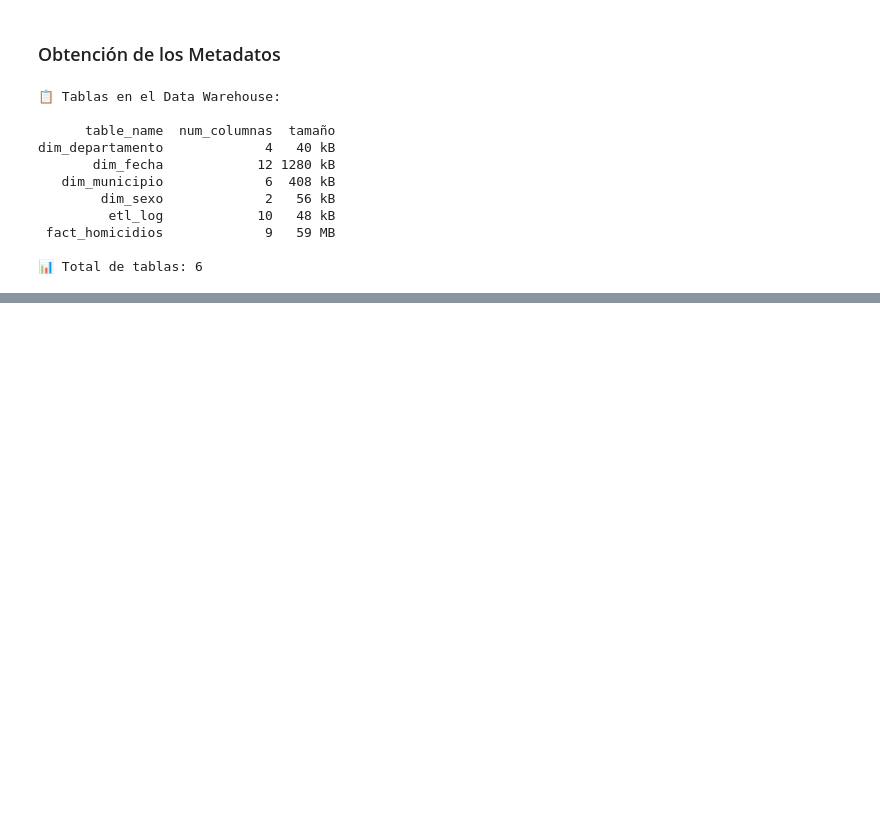
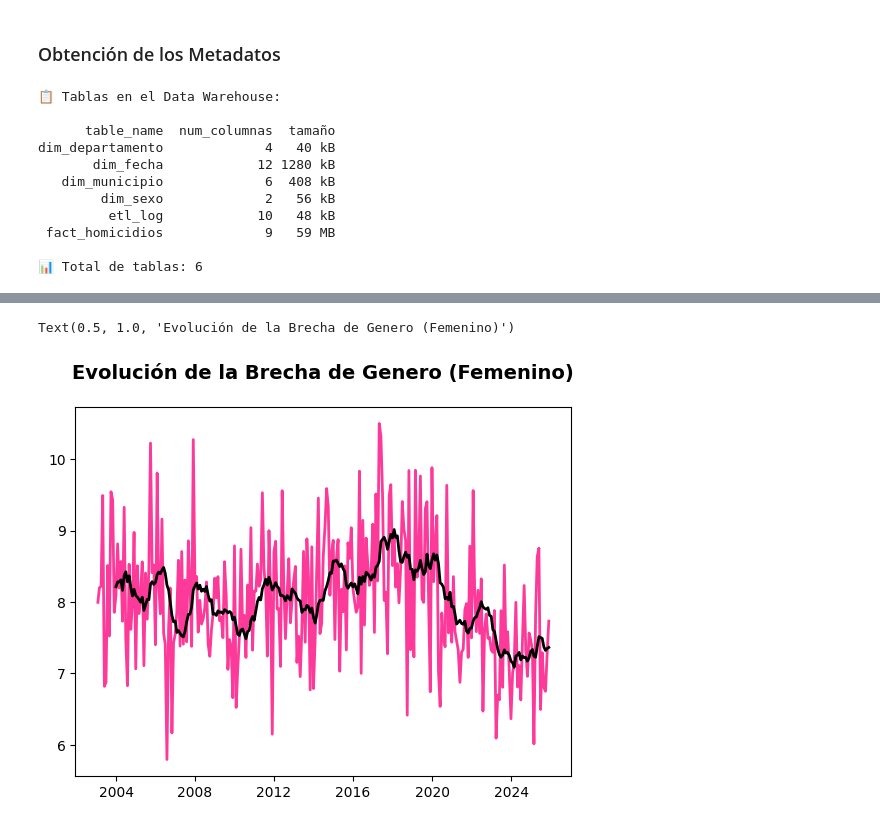
Before and after one commit to deleonray314/ML-Homicidios, a Jupyter notebook: notebooks/EDA.ipynb, the cells around one changed output, grey strips where cells are left out. Cells and saved outputs as stored; diff of their text form; code cells hidden in the pictures; blank space fills up the shorter version.

```diff
--- a/notebooks/EDA.ipynb
+++ b/notebooks/EDA.ipynb
@@ -275,0 +309,15 @@ df_sexo_agrupado
+# %%
+# Agurpación de por meses para analisar tendencias
+df_pv_genero = df_evo_genero.pivot_table(
+    index=['fecha', 'mes'],
+    columns='sexo',
+    values='total_victimas',
+    aggfunc='sum'
+).reset_index().fillna(0).copy()
+
+# Asegurar que fecha sea datetime
+df_pv_genero['fecha'] = pd.to_datetime(df_pv_genero['fecha'])
+
+# Poner fecha como el indice del DateTime
+df_pv_genero.set_index('fecha', inplace=True)
+df_pv_genero.head(5)
@@ -275,0 +332,24 @@ df_sexo_agrupado
+# %%
+# Suavisación de la linea de tiempo
+df_trends = df_pv_genero.resample('ME').sum()
+
+#Calcular el ratio de
+df_trends['ratio_masculino'] = (df_trends['MASCULINO'] / (df_trends['FEMENINO'] + df_trends['MASCULINO'])) * 100
+df_trends['ratio_femenino'] = (df_trends['FEMENINO'] / (df_trends['FEMENINO'] + df_trends['MASCULINO'])) * 100
+
+# Lineas de tendencias principal
+plt.plot(df_trends.index, df_trends['ratio_femenino'], color='#FD3A99', linewidth=2)
+
+# Linea de tendencia suavizada
+plt.plot(df_trends.index, df_trends['ratio_femenino'].rolling(12).mean(),
+         color='black', linewidth=2, linestyle='-', label='Tendencia Anual (Media Movil)')
+plt.title(
+    'Evolución de la Brecha de Genero (Femenino)',
+    loc='center',
+    fontsize=14,
+    fontweight='bold',
+    pad=20
+)
+# %% [output]
+Text(0.5, 1.0, 'Evolución de la Brecha de Genero (Femenino)')
+[figure, added]
```
Also changed, not shown: parts of 36 cells of this notebook, 1 other file.
